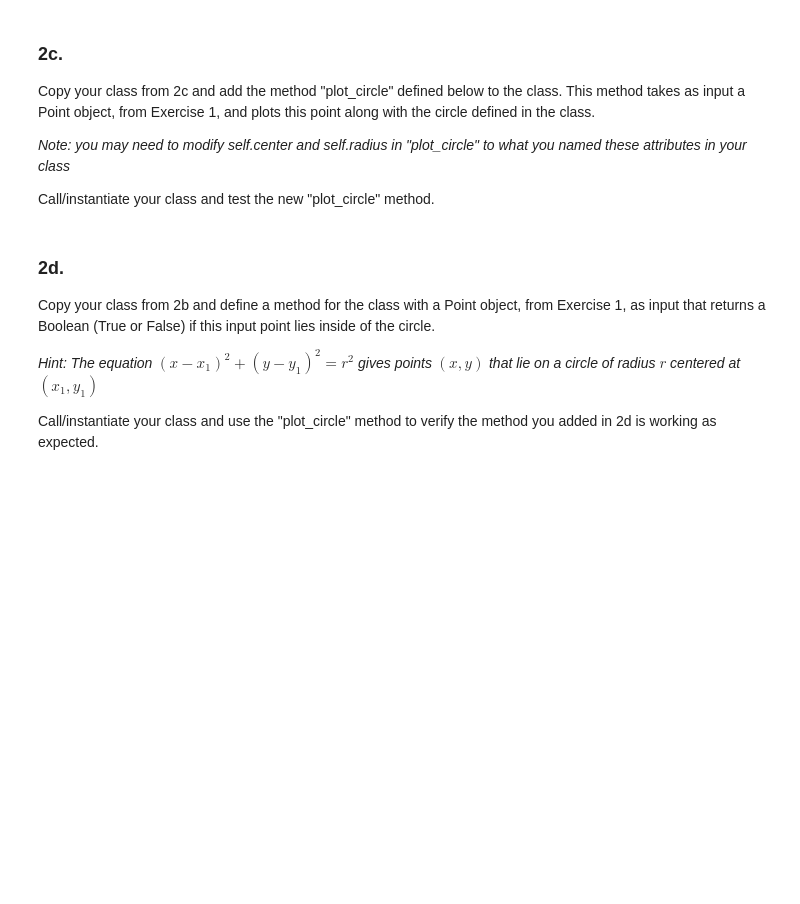
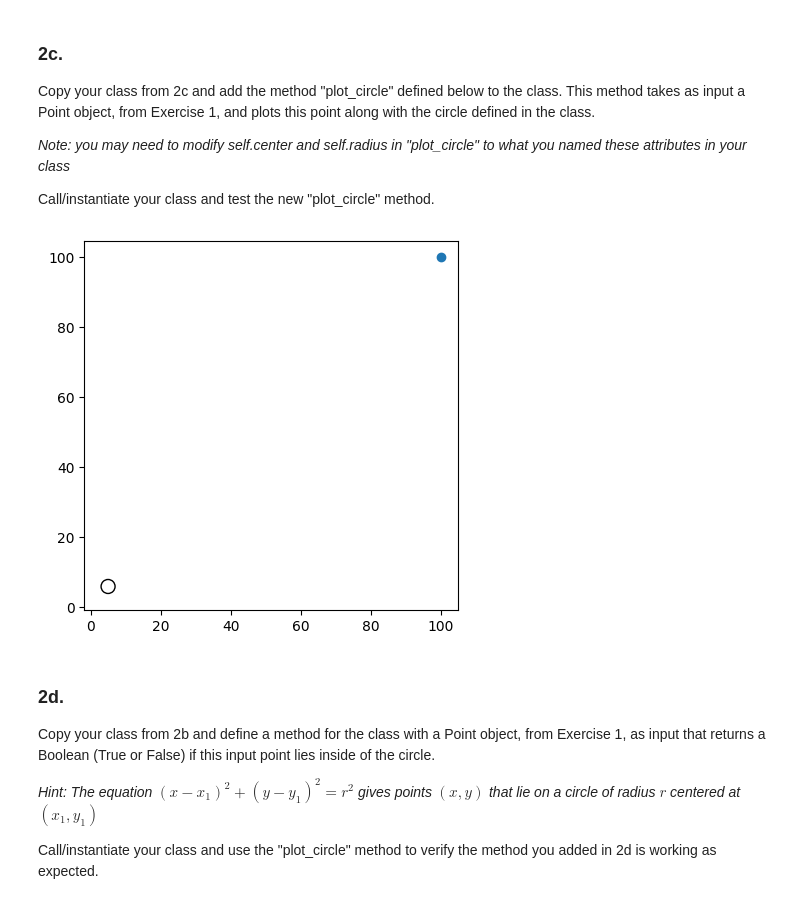
Before and after one commit to Finian0/demo_repo, a Jupyter notebook: Teacher Interview Notes/Group Worksheet.ipynb, the cells around one changed output. Saved outputs shown, nothing was run; the diff lists cells and outputs as text; code cells hidden in the pictures; blank space fills up the shorter version.

```diff
--- a/Teacher Interview Notes/Group Worksheet.ipynb
+++ b/Teacher Interview Notes/Group Worksheet.ipynb
@@ -155,6 +334,52 @@ def plot_circle(self, point): # Input will be an object from the "Point" class
     ax.set_aspect('equal')
     ax.plot()
     plt.show()
+# %%
+class Point:
+    def __init__(self, x, y):
+        self.x = x
+        self.y = y
+        self.xy = [x,y]
+
+    def display(self):
+        coordinate = (self.x, self.y)
+        print(coordinate)
+
+    def plot(self):
+        plt.plot(self.x,self.y, 'ro', linewidth=2, markersize=12)
+        plt.show()
+
+    def shift(self, shiftX = 0, shiftY = 0):
+        self.x += shiftX
+        self.y += shiftY
+        (self.xy[0], self.xy[1]) = (self.x, self.y)
+
+    def __add__(self, point): # Input will be an object from the "Point" class
+        return Point(self.x+point.x, self.y+point.y)
+
+class Circle:
+    def __init__(self,point,radius):
+        self.center = point
+        self.radius = radius
+
+    def area(self):
+        return np.pi * self.radius ** 2
+
+    def plot_circle(self, point): # Input will be an object from the "Point" class
+        fig, ax = plt.subplots()
+        ax.add_patch(plt.Circle((self.center.x, self.center.y), self.radius, fill=False))
+        ax.plot(point.x, point.y, 'o')
+        ax.set_aspect('equal')
+        ax.plot()
+        plt.show()
+# %%
+p1 = Point(5,6)
+c1 = Circle(p1,2)
+p2 = Point(100,100)
+
+c1.plot_circle(p2)
+# %% [output]
+[figure, added]
 # %% [markdown]
 ### 2d.
 
```
Also changed, not shown: parts of 12 cells of this notebook, 2 other files.
